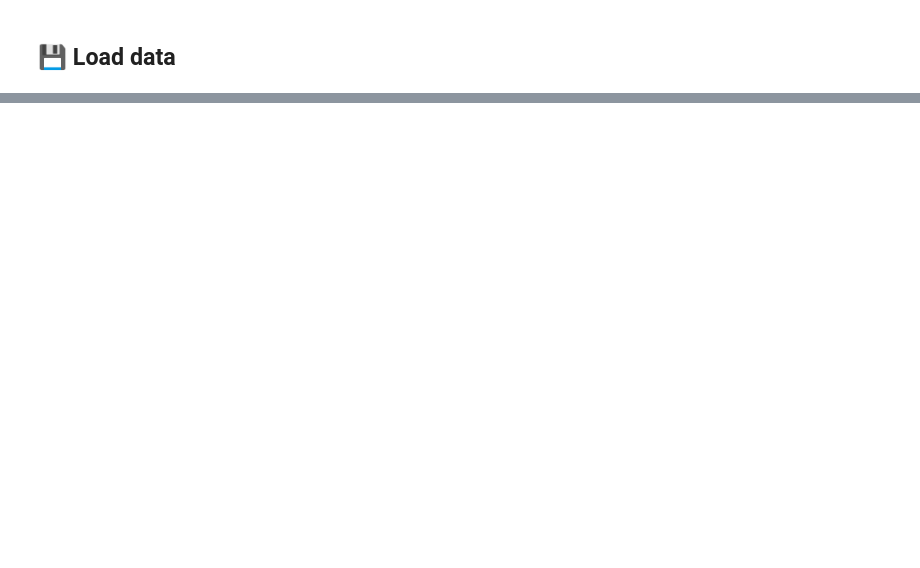
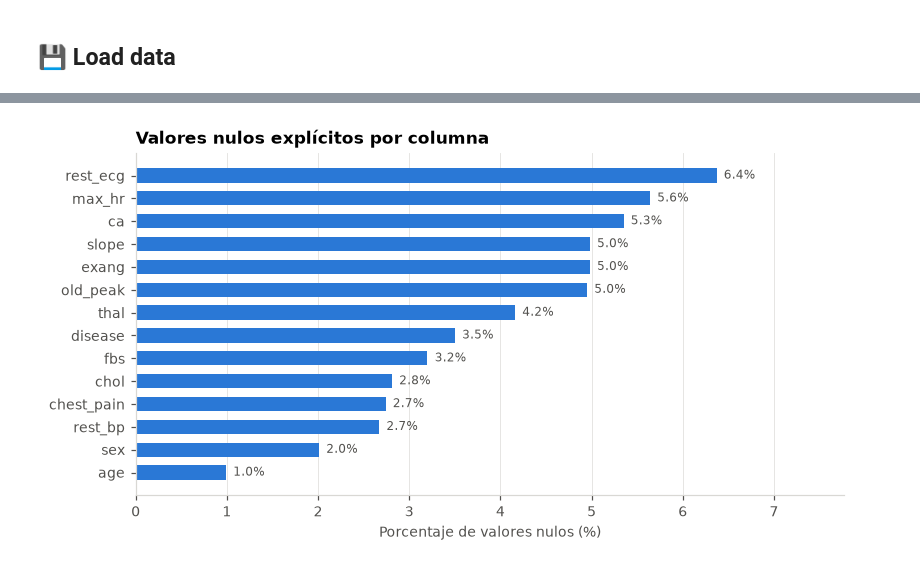
Before and after one commit to CarlosP1005/Heart---Data-Science-Project, a Jupyter notebook: notebooks/Exploracion_datos-cjps-2026-08-17.ipynb, the cells around one changed output, grey strips where cells are left out. Cells and saved outputs as stored; diff of their text form; code cells hidden in the pictures; blank space fills up the shorter version.

```diff
--- a/notebooks/Exploracion_datos-cjps-2026-08-17.ipynb
+++ b/notebooks/Exploracion_datos-cjps-2026-08-17.ipynb
@@ -80,0 +198,4 @@ From the results obtained, what ideas or proposals can be generated to continue
+# %%
+crudo = pd.read_csv(RUTA_CSV, dtype=str, keep_default_na=False, na_values=[])
+print(f"Filas: {crudo.shape[0]:,}   |   Columnas: {crudo.shape[1]}")
+crudo.head(10)
@@ -80,0 +468,15 @@ From the results obtained, what ideas or proposals can be generated to continue
+# %%
+def a_nulo(serie: pd.Series) -> pd.Series:
+    """Normaliza el texto y convierte todos los marcadores de nulo en pd.NA."""
+    s = serie.astype("string").str.strip()  # quita espacios sobrantes
+    s = s.str.replace(r"\s+", " ", regex=True)  # colapsa espacios internos
+    return s.mask(s.str.lower().isin(MARCADORES_NULOS), pd.NA)
+
+
+df = crudo.apply(a_nulo)
+
+antes = 0
+despues = int(df.isna().sum().sum())
+print(f"Nulos reconocidos por pandas ANTES de unificar : {antes}")
+print(f"Nulos reconocidos por pandas DESPUÉS de unificar: {despues}")
+df.head()
@@ -80,0 +496,8 @@ From the results obtained, what ideas or proposals can be generated to continue
+# %%
+nulos = pd.DataFrame(
+    {
+        "n_nulos": df.isna().sum(),
+        "pct_nulos": (df.isna().mean() * 100).round(2),
+    }
+).sort_values("n_nulos", ascending=False)
+nulos
@@ -80,0 +520,15 @@ From the results obtained, what ideas or proposals can be generated to continue
+# %%
+fig, ax = plt.subplots(figsize=(7.5, 4))
+d = nulos.sort_values("pct_nulos")
+ax.barh(d.index, d["pct_nulos"], color=AZUL, height=0.62)
+for y, v in zip(d.index, d["pct_nulos"]):
+    ax.text(v + 0.08, y, f"{v:.1f}%", va="center", fontsize=8, color=GRIS_TXT)
+ax.set_xlabel("Porcentaje de valores nulos (%)")
+ax.set_title("Valores nulos explícitos por columna", loc="left")
+ax.set_xlim(0, d["pct_nulos"].max() * 1.22)
+ax.grid(axis="x", alpha=0.7)
+ax.set_axisbelow(True)
+plt.tight_layout()
+plt.show()
+# %% [output]
+[figure, added]
```
Also changed, not shown: parts of 71 cells of this notebook, 35 other files.
